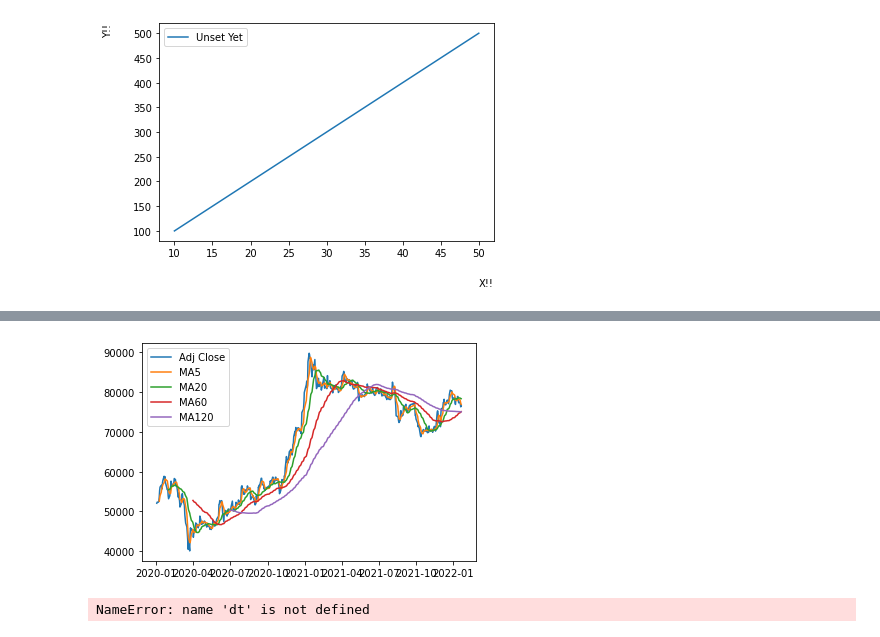
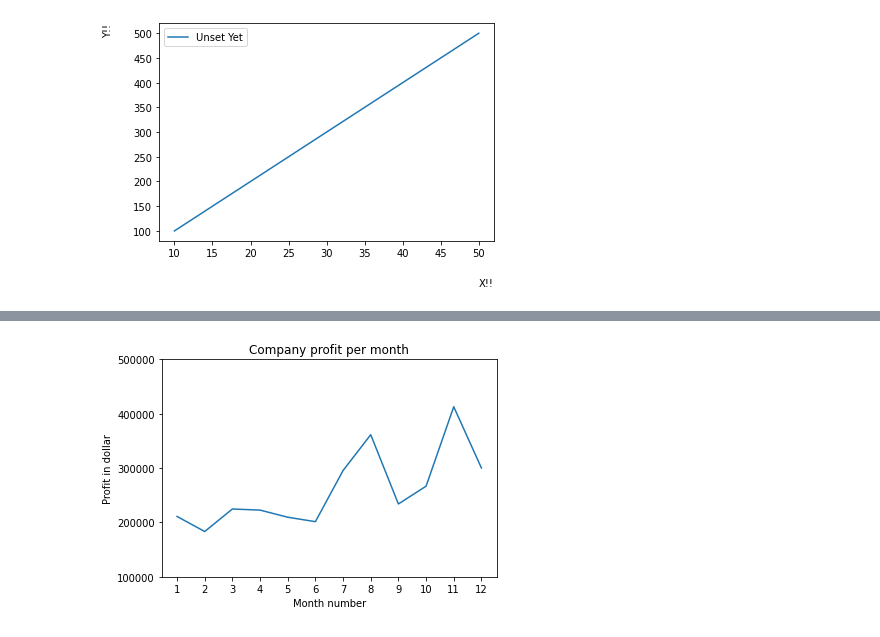
Before and after one commit to JeongYujae/Auto-stock-trading, a Jupyter notebook: graph-study.ipynb, the cells around one changed output, grey strips where cells are left out. Cells and saved outputs as stored; diff of their text form; code cells hidden in the pictures.

```diff
--- a/graph-study.ipynb
+++ b/graph-study.ipynb
@@ -114,12 +29,0 @@ sm_exemptv0.tail(5)
-# %%
-plt.plot(sm_exemptv0.index,sm_exemptv0['Adj Close'],label='Adj Close')
-plt.plot(sm_exemptv0.index,sm_exemptv0['MA5'],label='MA5')
-plt.plot(sm_exemptv0.index,sm_exemptv0['MA20'],label='MA20')
-plt.plot(sm_exemptv0.index,sm_exemptv0['MA60'],label='MA60')
-plt.plot(sm_exemptv0.index,sm_exemptv0['MA120'],label='MA120')
-plt.xlabel('Timeline',labelpad=10)
-plt.ylabel('Price',labelpad=10)
-plt.legend()
-plt.show()
-# %% [output]
-[figure, removed]
@@ -163,6 +30,16 @@ plt.figure()
-# %%
-import mplfinance as mpf
-sm=dt.DataReader("005930.KS","yahoo","2020-01-01","2022-01-20")
-mpf.plot(sm,type='candle',mav=(3,6,9),volume=True)
-# %% [output]
-NameError: name 'dt' is not defined
+# %%
+import pandas as pd
+import matplotlib.pyplot as plt
+
+data=pd.read_csv("D:\company_sales_data.csv") #csv 파일 read하면서 파일가 연결
+profit=data ['total_profit'].tolist() #total_profit을 출력하면 원래 한 줄에 한 데이터씩인데/ tolist 이용시 한줄로 출력된다.
+month=data ['month_number'].tolist()
+plt.plot(month,profit,label='Profie per month') #가로,세로,label은 plt.legend() 치면 열림
+plt.xlabel('Month number') #x축 이름
+plt.ylabel('Profit in dollar') #y축 이름
+plt.xticks(month) #점찍어주는건데 month가 12니까 하나씩 찍히게
+plt.title('Company profit per month')
+plt.yticks([100000,200000,300000,400000,500000]) #이런 형태로 줄 수도 있음
+plt.show()
+# %% [output]
+[figure, added]
```
Also changed, not shown: parts of 22 cells of this notebook, 27 other files.
